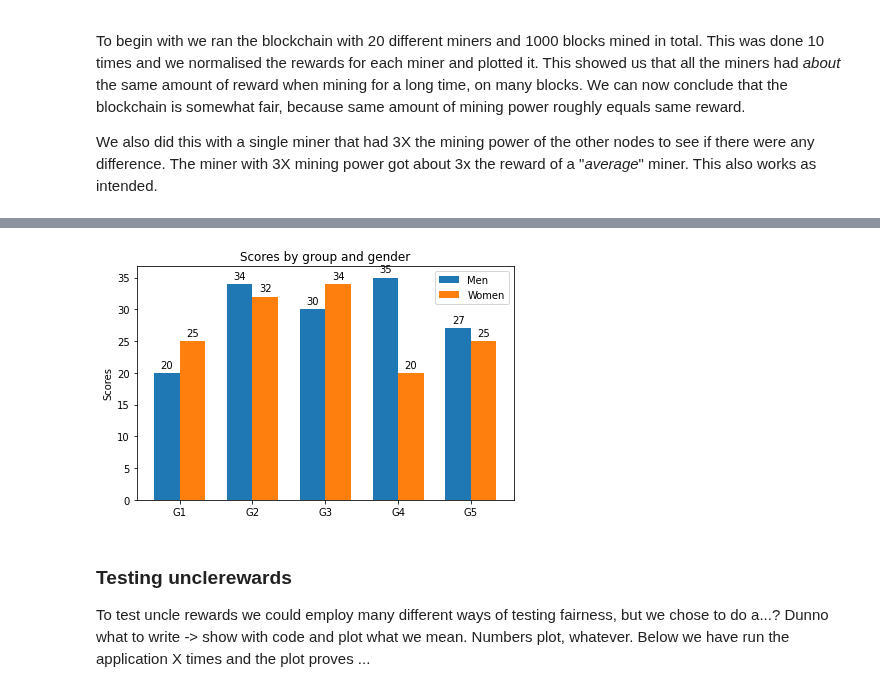
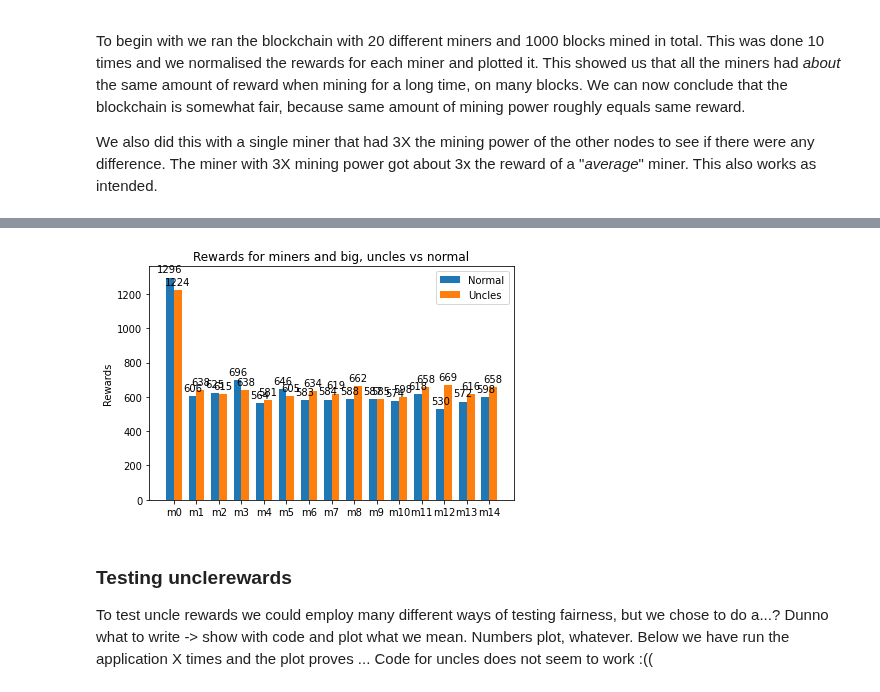
Before and after one commit to Od1nB/ProjectBlockchain, a Jupyter notebook: Project2_Uncles.ipynb, the cells around one changed output, grey strips where cells are left out. Drawn from its saved outputs; the diff is of its cells as text; code cells hidden in the pictures.

```diff
--- a/Project2_Uncles.ipynb
+++ b/Project2_Uncles.ipynb
@@ -432,24 +430,24 @@ plt.show()
 # %%
 width = 0.35
 xpos = np.arange(len(miner_names))
 
 fig, ax = plt.subplots()
 normal = ax.bar(xpos - width/2, miner_rewards_normal_big, width, label="Normal")
 uncles = ax.bar(xpos + width/2, miner_rewards_uncles_big, width, label="Uncles")
 
 ax.set_ylabel("Rewards")
-ax.set_title("Rewards for miners, uncles vs normal")
+ax.set_title("Rewards for miners and big, uncles vs normal")
 ax.set_xticks(xpos)
 ax.set_xticklabels(miner_names)
 ax.legend()
 ax.bar_label(normal,padding=3)
 ax.bar_label(uncles,padding=3)
 fig.tight_layout()
 plt.show()
 # %% [output]
-[figure, old version]
+[figure, new version]
 # %% [markdown]
 ### Testing unclerewards
 
 To test uncle rewards we could employ many different ways of testing fairness, but we chose to do a...? Dunno what to write
--> show with code and plot what we mean. Numbers plot, whatever. Below we have run the application X times and the plot proves ...
+-> show with code and plot what we mean. Numbers plot, whatever. Below we have run the application X times and the plot proves ... Code for uncles does not seem to work :((
```
Also changed, not shown: parts of 5 cells of this notebook.
